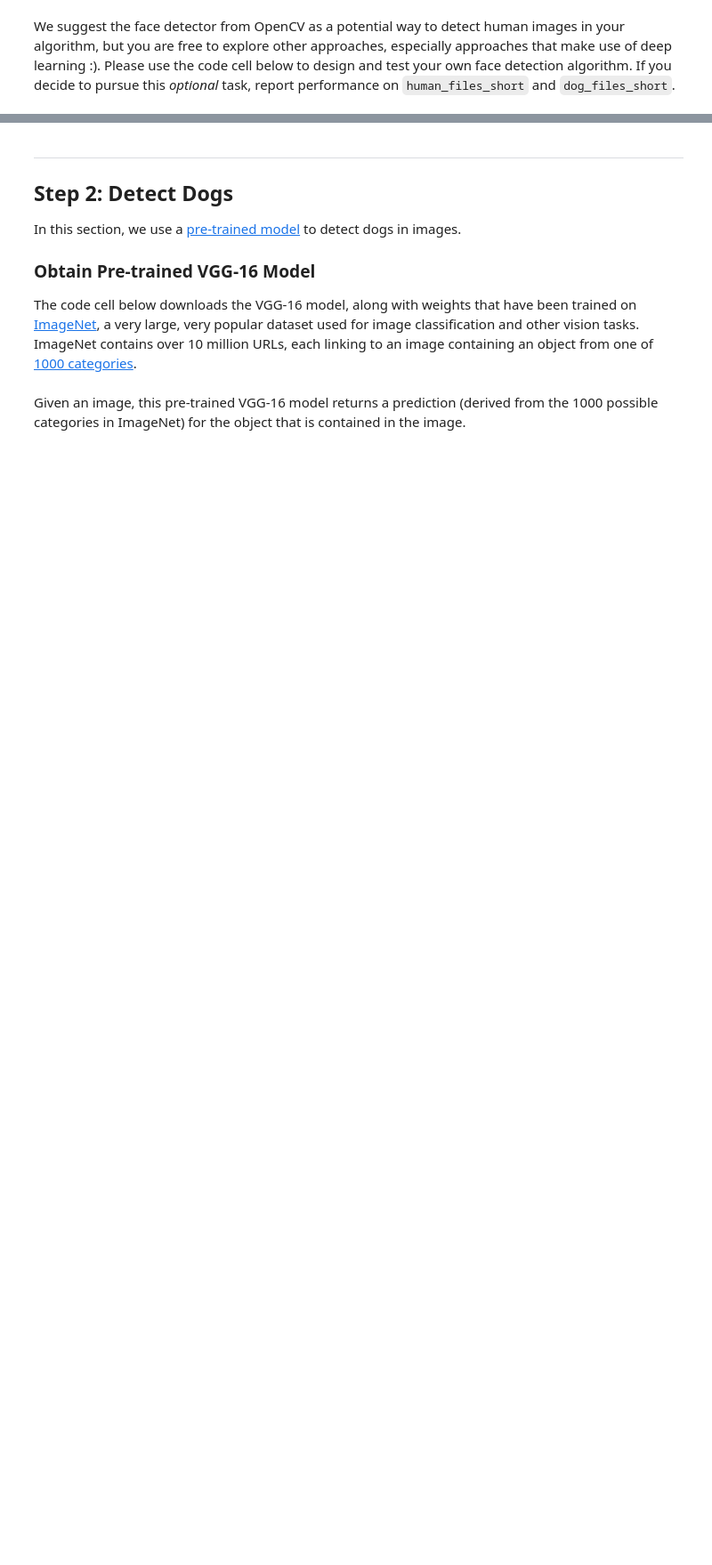
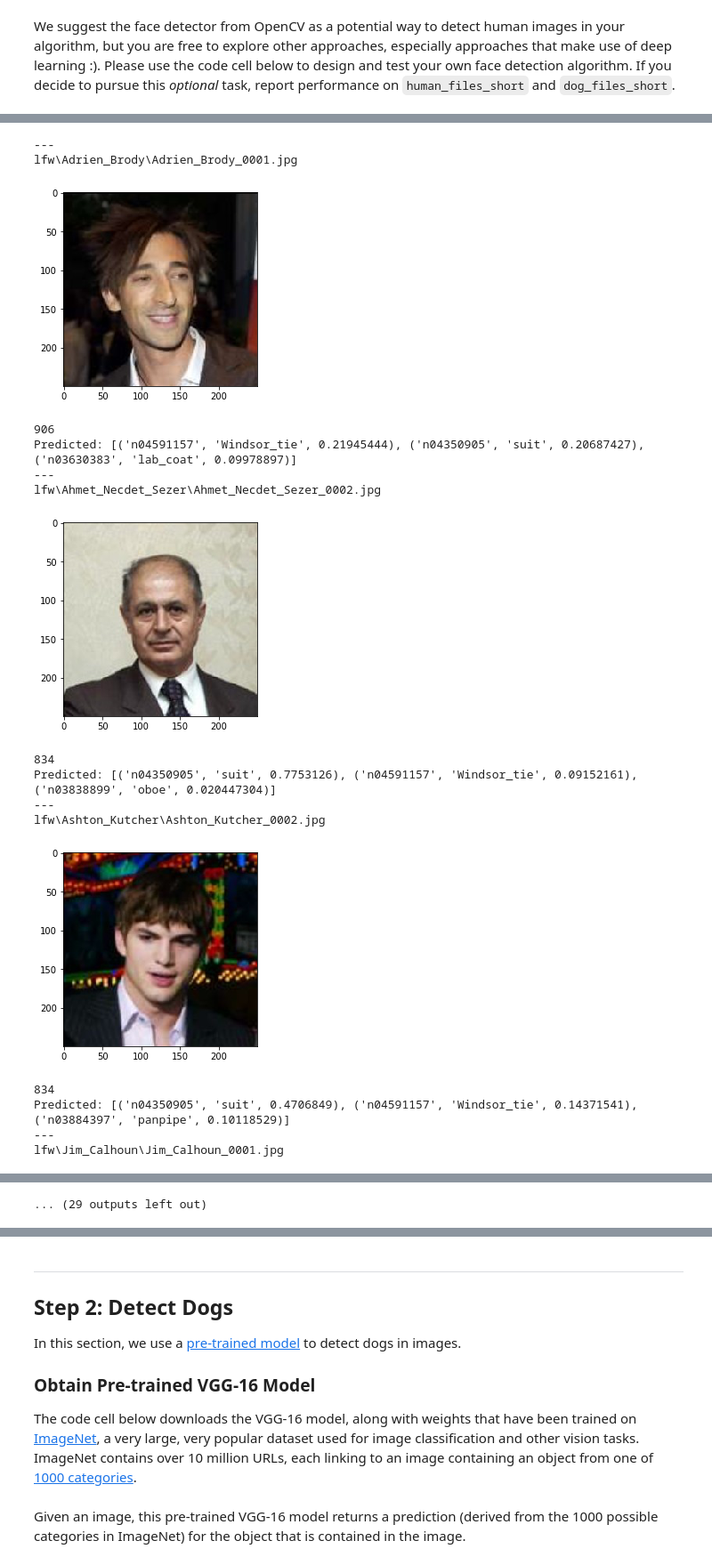
Before and after one commit to javemar/project-dog-classification, a Jupyter notebook: dog_app.ipynb, the cells around one changed output, grey strips where cells are left out. Shown at 89% size. Drawn from its saved outputs; the diff is of its cells as text; code cells hidden in the pictures; blank space fills up the shorter version.

```diff
--- a/dog_app.ipynb
+++ b/dog_app.ipynb
@@ -138,0 +230,5 @@ We suggest the face detector from OpenCV as a potential way to detect human imag
+# %%
+SIZE_SHAPE = 224
+IMG_SHAPE = (SIZE_SHAPE,SIZE_SHAPE,3)
+# %%
+tf_model = tf.keras.applications.ResNet50(input_shape=IMG_SHAPE, include_top=True, weights='imagenet' )
@@ -138,0 +241,3 @@ We suggest the face detector from OpenCV as a potential way to detect human imag
+# %%
+for path in np.random.choice(human_files, 10):
+    print (path)
@@ -138,0 +255,46 @@ We suggest the face detector from OpenCV as a potential way to detect human imag
+# %%
+for path in np.random.choice(human_files, 10):
+    print ("---")
+    print (path)
+    test_img = tf.keras.preprocessing.image.load_img(path,target_size=IMG_SHAPE)
+    test_img  = tf.keras.preprocessing.image.img_to_array(test_img)
+    plt.imshow(plt.imread(path))
+    test_img = tf.keras.applications.resnet50.preprocess_input(test_img)
+    #test_img  = cv2.resize(plt.imread(dog_files[j],cv2.IMREAD_COLOR),(SIZE_SHAPE,SIZE_SHAPE))/SIZE_SHAPE
+
+    plt.show()
+    prediccion = tf_model.predict(test_img.reshape(-1,SIZE_SHAPE,SIZE_SHAPE,3))
+    print (prediccion.argmax())
+    print('Predicted:', tf.keras.applications.resnet50.decode_predictions(prediccion, top=3)[0])
+
+for path in np.random.choice(dog_files, 10):
+    print ("---")
+    print (path)
+    test_img = tf.keras.preprocessing.image.load_img(path,target_size=IMG_SHAPE)
+    test_img  = tf.keras.preprocessing.image.img_to_array(test_img)
+    plt.imshow(plt.imread(path))
+    test_img = tf.keras.applications.resnet50.preprocess_input(test_img)
+    #test_img  = cv2.resize(plt.imread(dog_files[j],cv2.IMREAD_COLOR),(SIZE_SHAPE,SIZE_SHAPE))/SIZE_SHAPE
+
+    plt.show()
+    prediccion = tf_model.predict(test_img.reshape(-1,SIZE_SHAPE,SIZE_SHAPE,3))
+    print (prediccion.argmax());
+    print('Predicted:', tf.keras.applications.resnet50.decode_predictions(prediccion, top=3)[0])
+# %% [output]
+---
+lfw\Adrien_Brody\Adrien_Brody_0001.jpg
+[figure, added]
+906
+Predicted: [('n04591157', 'Windsor_tie', 0.21945444), ('n04350905', 'suit', 0.20687427), ('n03630383', 'lab_coat', 0.09978897)]
+---
+lfw\Ahmet_Necdet_Sezer\Ahmet_Necdet_Sezer_0002.jpg
+[figure, added]
+834
+Predicted: [('n04350905', 'suit', 0.7753126), ('n04591157', 'Windsor_tie', 0.09152161), ('n03838899', 'oboe', 0.020447304)]
+---
+lfw\Ashton_Kutcher\Ashton_Kutcher_0002.jpg
+[figure, added]
+834
+Predicted: [('n04350905', 'suit', 0.4706849), ('n04591157', 'Windsor_tie', 0.14371541), ('n03884397', 'panpipe', 0.10118529)]
+---
+lfw\Jim_Calhoun\Jim_Calhoun_0001.jpg
@@ -138,0 +312 @@ We suggest the face detector from OpenCV as a potential way to detect human imag
+... (29 outputs left out)
```
Also changed, not shown: parts of 47 cells of this notebook.
